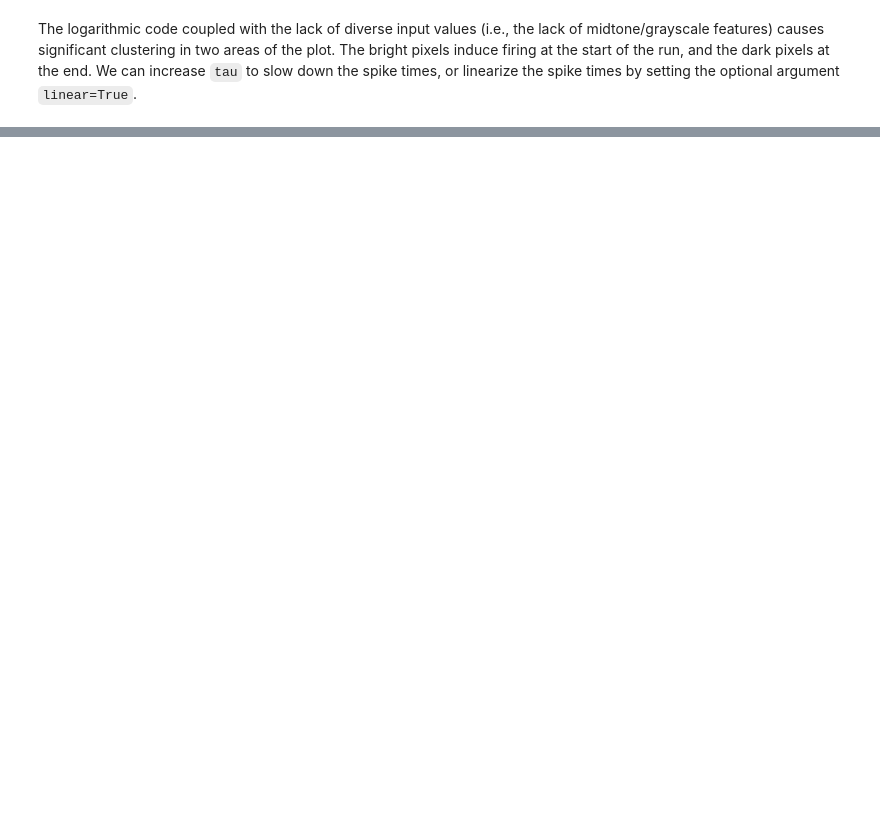
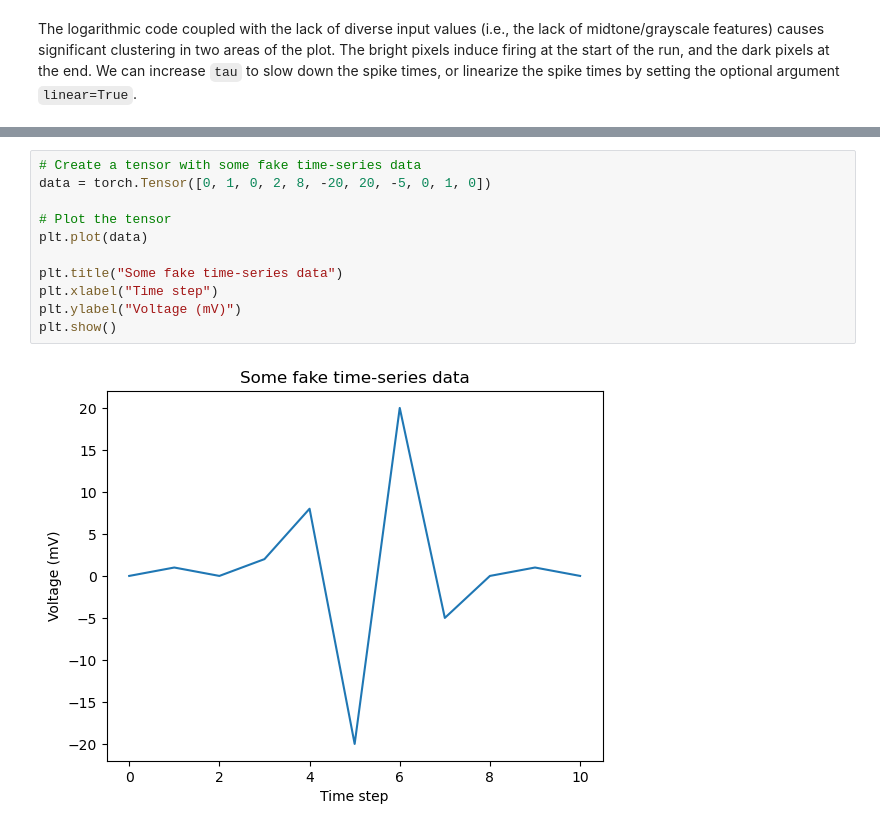
Before and after one commit to anmutechsupport/snn-neuronic, a Jupyter notebook: snnTorch_tutorials/spike_encoding.ipynb, the cells around one changed output, grey strips where cells are left out. Drawn from its saved outputs; the diff is of its cells as text; blank space fills up the shorter version.

```diff
--- a/snnTorch_tutorials/spike_encoding.ipynb
+++ b/snnTorch_tutorials/spike_encoding.ipynb
@@ -279,0 +351,13 @@ The logarithmic code coupled with the lack of diverse input values (i.e., the la
+# %%
+# Create a tensor with some fake time-series data
+data = torch.Tensor([0, 1, 0, 2, 8, -20, 20, -5, 0, 1, 0])
+
+# Plot the tensor
+plt.plot(data)
+
+plt.title("Some fake time-series data")
+plt.xlabel("Time step")
+plt.ylabel("Voltage (mV)")
+plt.show()
+# %% [output]
+[figure, added]
```
Also changed, not shown: parts of 14 cells of this notebook.
